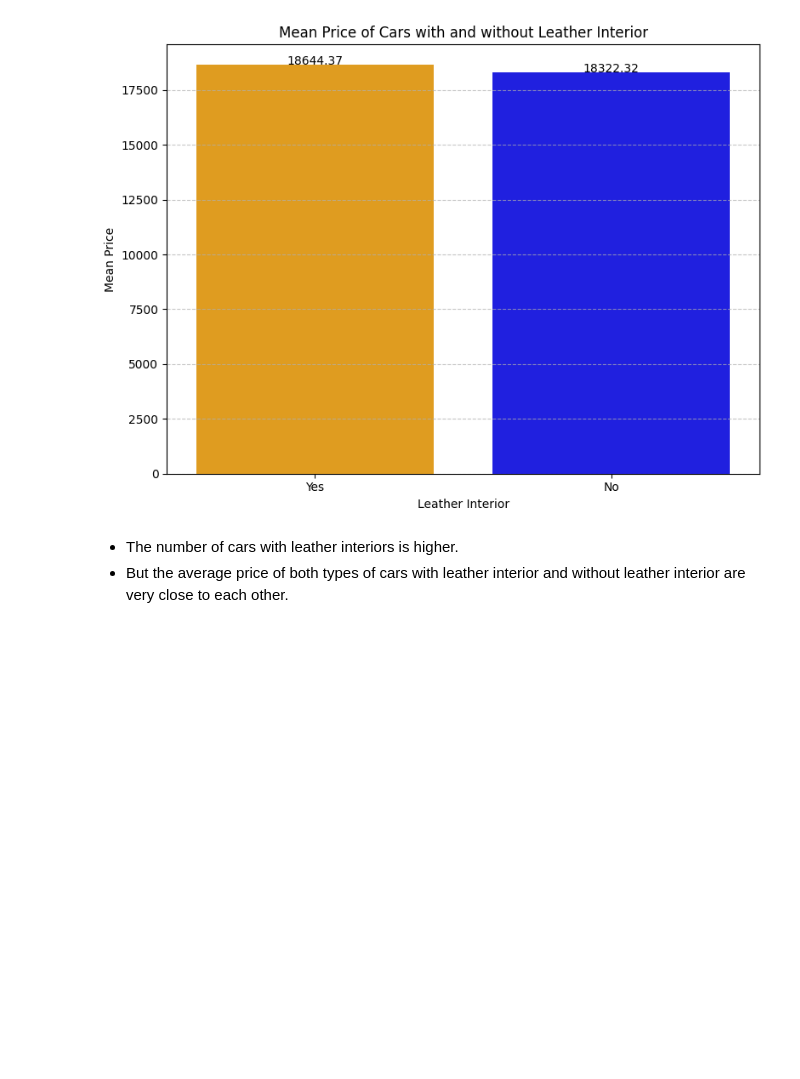
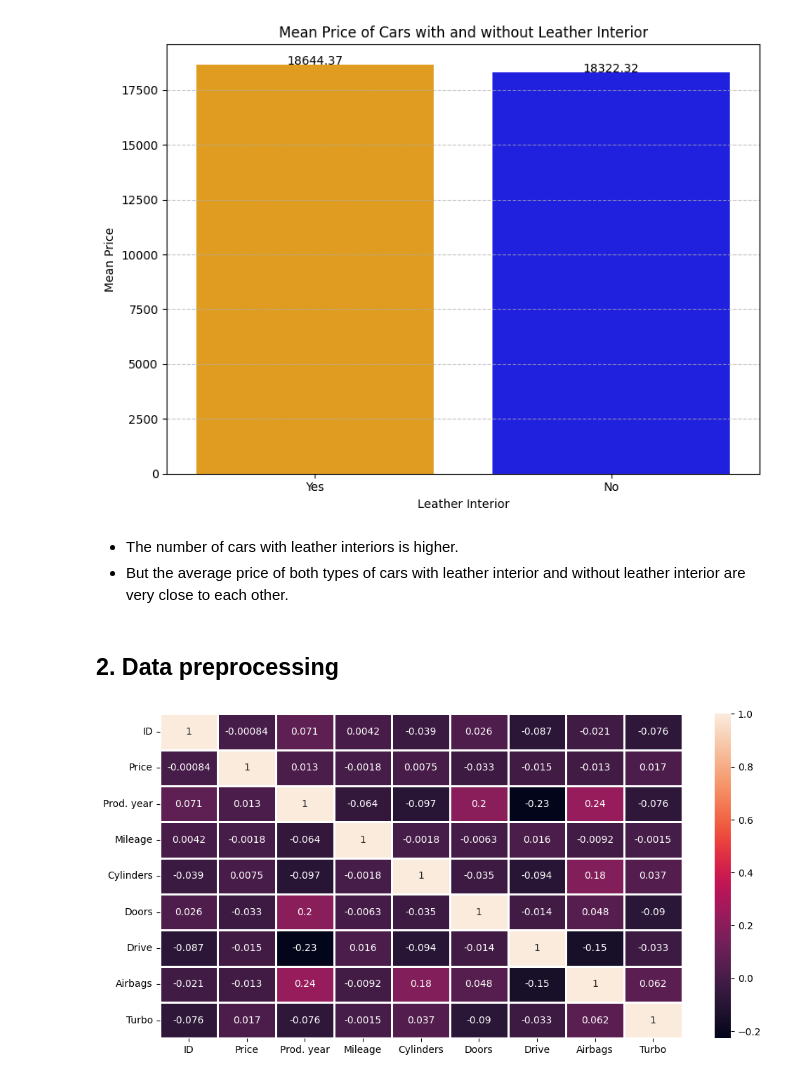
Before and after one commit to waritkan/Car_price_prediction_using_mlp_regression, a Jupyter notebook: Car_price_prediction.ipynb, the cells around one changed output. Saved outputs shown, nothing was run; the diff lists cells and outputs as text; code cells hidden in the pictures; blank space fills up the shorter version.

```diff
--- a/Car_price_prediction.ipynb
+++ b/Car_price_prediction.ipynb
@@ -208,3 +201,25 @@ Passing `palette` without assigning `hue` is deprecated and will be removed in v
 
 *   The number of cars with leather interiors is higher.
 *   But the average price of both types of cars with leather interior and without leather interior are very close to each other.
+# %% [markdown]
+## 2. Data preprocessing
+# %%
+df['Mileage'] = df['Mileage'].str.replace(' km', '').astype(float)
+# %%
+df['Turbo'] = df['Engine volume'].str.contains('Turbo').astype(int)
+df['Engine volume'] = df['Engine volume'].str.replace(' Turbo', '')
+# %%
+df['Doors'] = df['Doors'].replace({'04-May': 4, '02-Mar': 2, '>5': 5})
+# %%
+df['Wheel'] = df['Wheel'].replace({'Left wheel': 0, 'Right-hand drive': 1})
+df.rename(columns={'Wheel': 'Drive'}, inplace=True)
+# %%
+numeric_df = df.select_dtypes(include=[np.number])
+
+plt.figure(figsize = (12, 6))
+
+corr = numeric_df.corr()
+sns.heatmap(corr, annot = True, linewidths = 1)
+plt.show()
+# %% [output]
+[figure, added]
```
Also changed, not shown: parts of 3 cells of this notebook.
